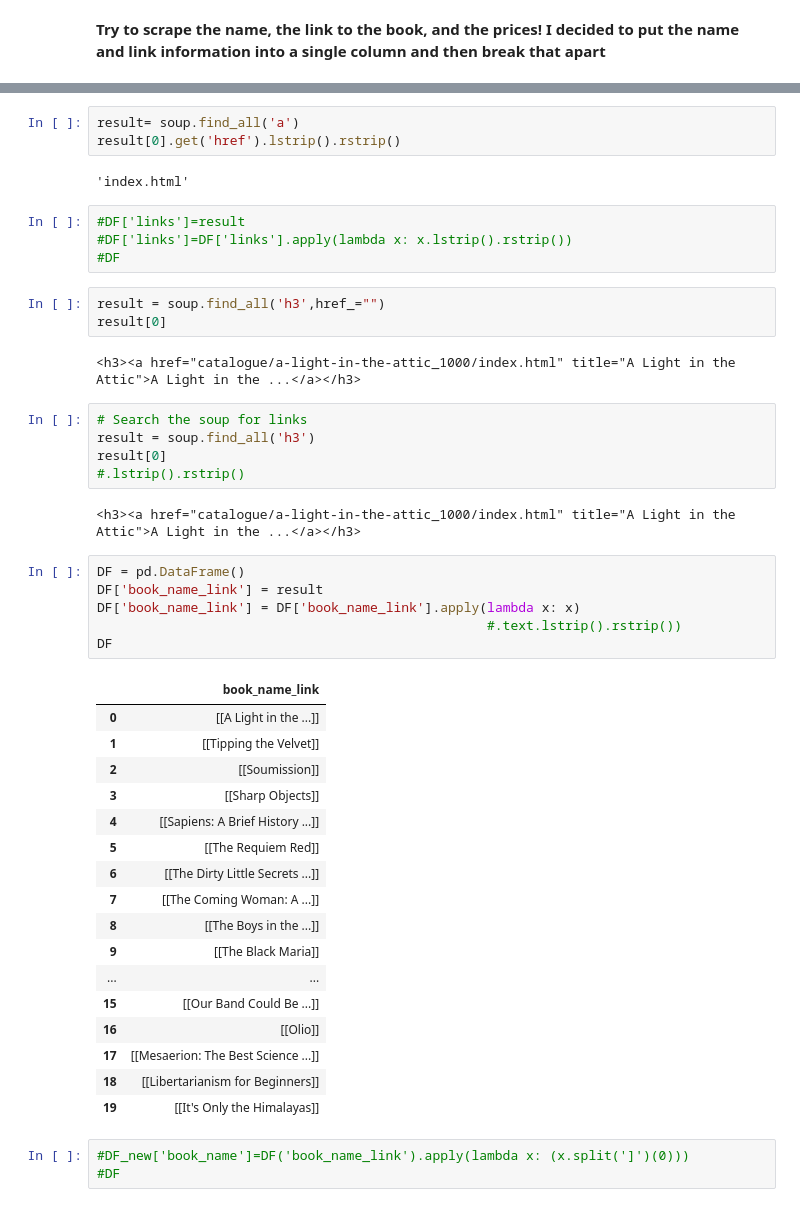
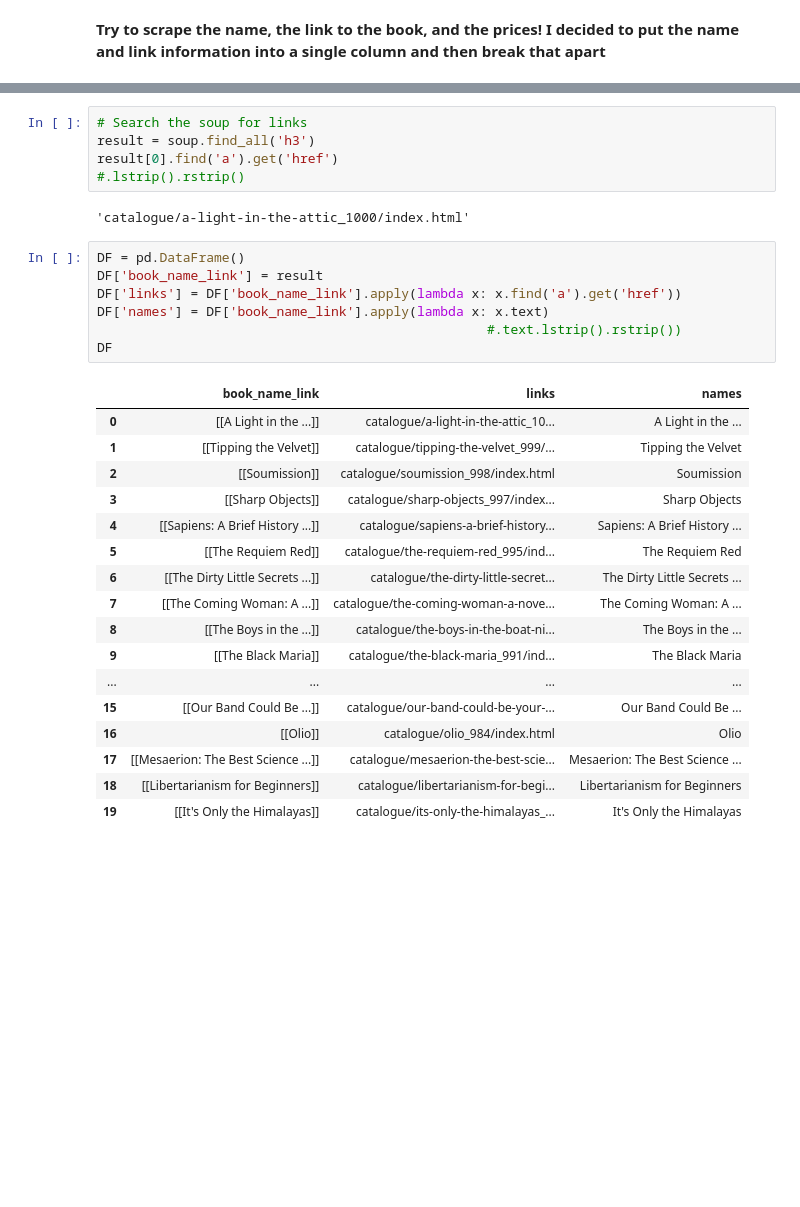
Before and after one commit to jazmine-veliz/Day12, a Jupyter notebook: Day12-HW.ipynb, the cells around one changed output, grey strips where cells are left out. Drawn from its saved outputs; the diff is of its cells as text; blank space fills up the shorter version.

```diff
--- a/Day12-HW.ipynb
+++ b/Day12-HW.ipynb
@@ -509,48 +480,32 @@ DF
-# %%
-result= soup.find_all('a')
-result[0].get('href').lstrip().rstrip()
-# %% [output]
-'index.html'
-# %%
-#DF['links']=result
-#DF['links']=DF['links'].apply(lambda x: x.lstrip().rstrip())
-#DF
-# %%
-result = soup.find_all('h3',href_="")
-result[0]
-# %% [output]
-<h3><a href="catalogue/a-light-in-the-attic_1000/index.html" title="A Light in the Attic">A Light in the ...</a></h3>
 # %%
 # Search the soup for links
 result = soup.find_all('h3')
-result[0]
+result[0].find('a').get('href')
 #.lstrip().rstrip()
 # %% [output]
-<h3><a href="catalogue/a-light-in-the-attic_1000/index.html" title="A Light in the Attic">A Light in the ...</a></h3>
+'catalogue/a-light-in-the-attic_1000/index.html'
 # %%
 DF = pd.DataFrame()
 DF['book_name_link'] = result
-DF['book_name_link'] = DF['book_name_link'].apply(lambda x: x)
+DF['links'] = DF['book_name_link'].apply(lambda x: x.find('a').get('href'))
+DF['names'] = DF['book_name_link'].apply(lambda x: x.text)
                                                   #.text.lstrip().rstrip())
 DF
 # %% [output]
-|  | book_name_link |
-| 0 | [[A Light in the ...]] |
-| 1 | [[Tipping the Velvet]] |
-| 2 | [[Soumission]] |
-| 3 | [[Sharp Objects]] |
-| 4 | [[Sapiens: A Brief History ...]] |
-| 5 | [[The Requiem Red]] |
-| 6 | [[The Dirty Little Secrets ...]] |
-| 7 | [[The Coming Woman: A ...]] |
-| 8 | [[The Boys in the ...]] |
-| 9 | [[The Black Maria]] |
-| ... | ... |
-| 15 | [[Our Band Could Be ...]] |
-| 16 | [[Olio]] |
-| 17 | [[Mesaerion: The Best Science ...]] |
-| 18 | [[Libertarianism for Beginners]] |
-| 19 | [[It's Only the Himalayas]] |
+|  | book_name_link | links | names |
+| 0 | [[A Light in the ...]] | catalogue/a-light-in-the-attic_10... | A Light in the ... |
+| 1 | [[Tipping the Velvet]] | catalogue/tipping-the-velvet_999/... | Tipping the Velvet |
+| 2 | [[Soumission]] | catalogue/soumission_998/index.html | Soumission |
+| 3 | [[Sharp Objects]] | catalogue/sharp-objects_997/index... | Sharp Objects |
+| 4 | [[Sapiens: A Brief History ...]] | catalogue/sapiens-a-brief-history... | Sapiens: A Brief History ... |
+| 5 | [[The Requiem Red]] | catalogue/the-requiem-red_995/ind... | The Requiem Red |
+| 6 | [[The Dirty Little Secrets ...]] | catalogue/the-dirty-little-secret... | The Dirty Little Secrets ... |
+| 7 | [[The Coming Woman: A ...]] | catalogue/the-coming-woman-a-nove... | The Coming Woman: A ... |
+| 8 | [[The Boys in the ...]] | catalogue/the-boys-in-the-boat-ni... | The Boys in the ... |
+| 9 | [[The Black Maria]] | catalogue/the-black-maria_991/ind... | The Black Maria |
+| ... | ... | ... | ... |
+| 15 | [[Our Band Could Be ...]] | catalogue/our-band-could-be-your-... | Our Band Could Be ... |
+| 16 | [[Olio]] | catalogue/olio_984/index.html | Olio |
+| 17 | [[Mesaerion: The Best Science ...]] | catalogue/mesaerion-the-best-scie... | Mesaerion: The Best Science ... |
+| 18 | [[Libertarianism for Beginners]] | catalogue/libertarianism-for-begi... | Libertarianism for Beginners |
+| 19 | [[It's Only the Himalayas]] | catalogue/its-only-the-himalayas_... | It's Only the Himalayas |
-# %%
-#DF_new['book_name']=DF('book_name_link').apply(lambda x: (x.split(']')(0)))
-#DF
```
Also changed, not shown: parts of 9 cells of this notebook.
